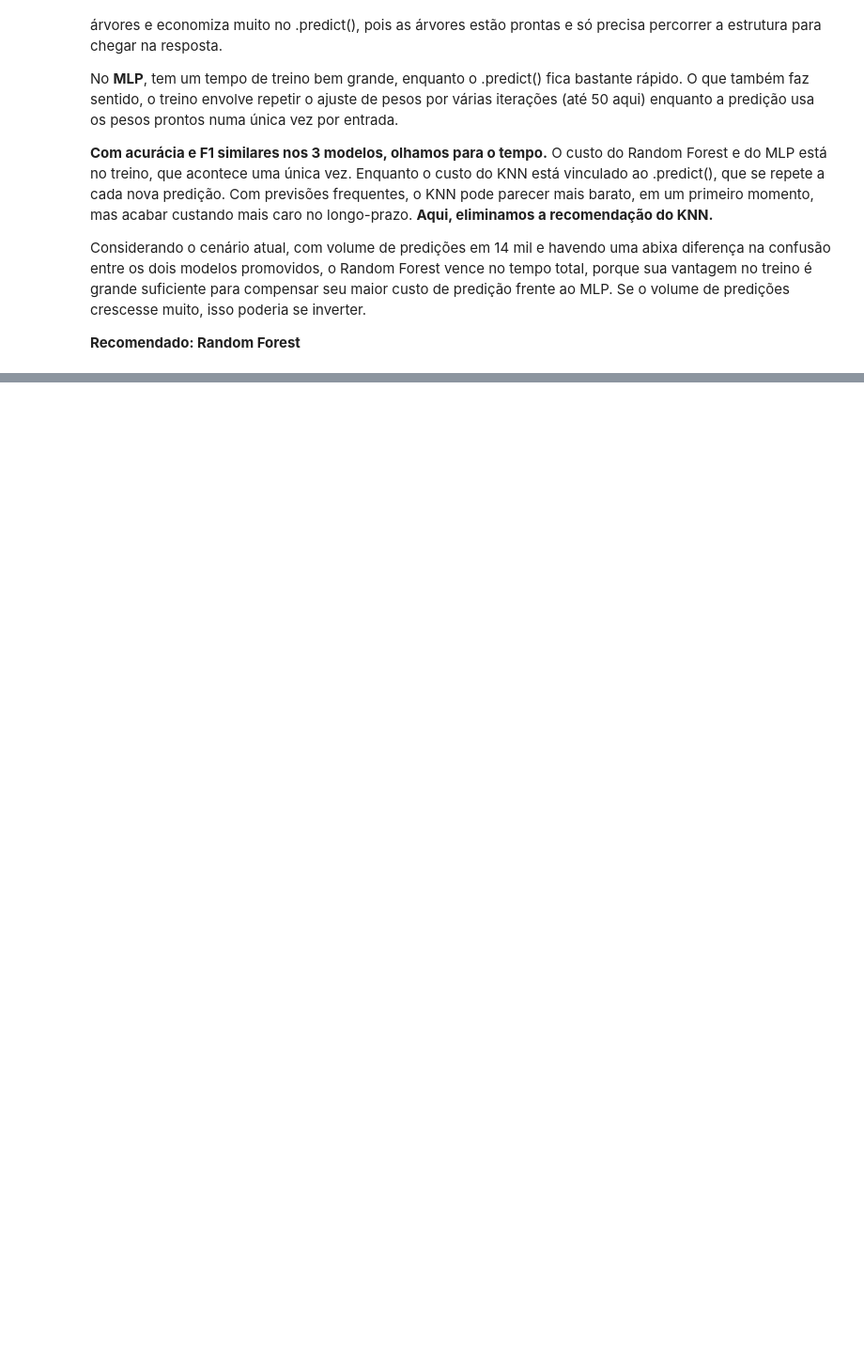
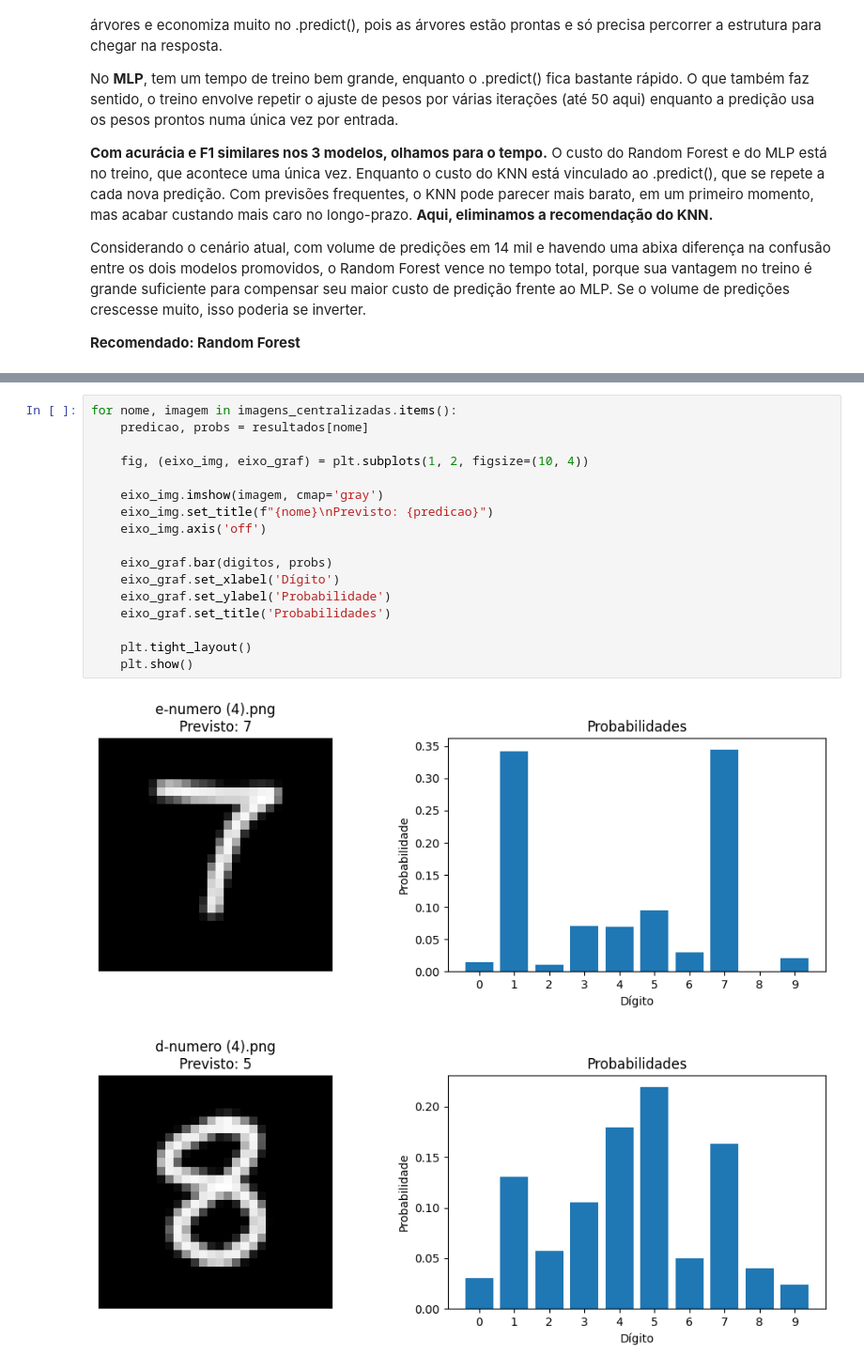
Before and after one commit to nperesjr/mnist-predictive-pipeline, a Jupyter notebook: NeyPeres_MiniProjeto.ipynb, the cells around one changed output, grey strips where cells are left out. Shown at 94% size. Saved outputs shown, nothing was run; the diff lists cells and outputs as text; blank space fills up the shorter version.

```diff
--- a/NeyPeres_MiniProjeto.ipynb
+++ b/NeyPeres_MiniProjeto.ipynb
@@ -425,0 +577,20 @@ Considerando o cenário atual, com volume de predições em 14 mil e havendo uma
+# %%
+for nome, imagem in imagens_centralizadas.items():
+    predicao, probs = resultados[nome]
+
+    fig, (eixo_img, eixo_graf) = plt.subplots(1, 2, figsize=(10, 4))
+
+    eixo_img.imshow(imagem, cmap='gray')
+    eixo_img.set_title(f"{nome}\nPrevisto: {predicao}")
+    eixo_img.axis('off')
+
+    eixo_graf.bar(digitos, probs)
+    eixo_graf.set_xlabel('Dígito')
+    eixo_graf.set_ylabel('Probabilidade')
+    eixo_graf.set_title('Probabilidades')
+
+    plt.tight_layout()
+    plt.show()
+# %% [output]
+[figure, added]
+[figure, added]
```
Also changed, not shown: parts of 13 cells of this notebook.
